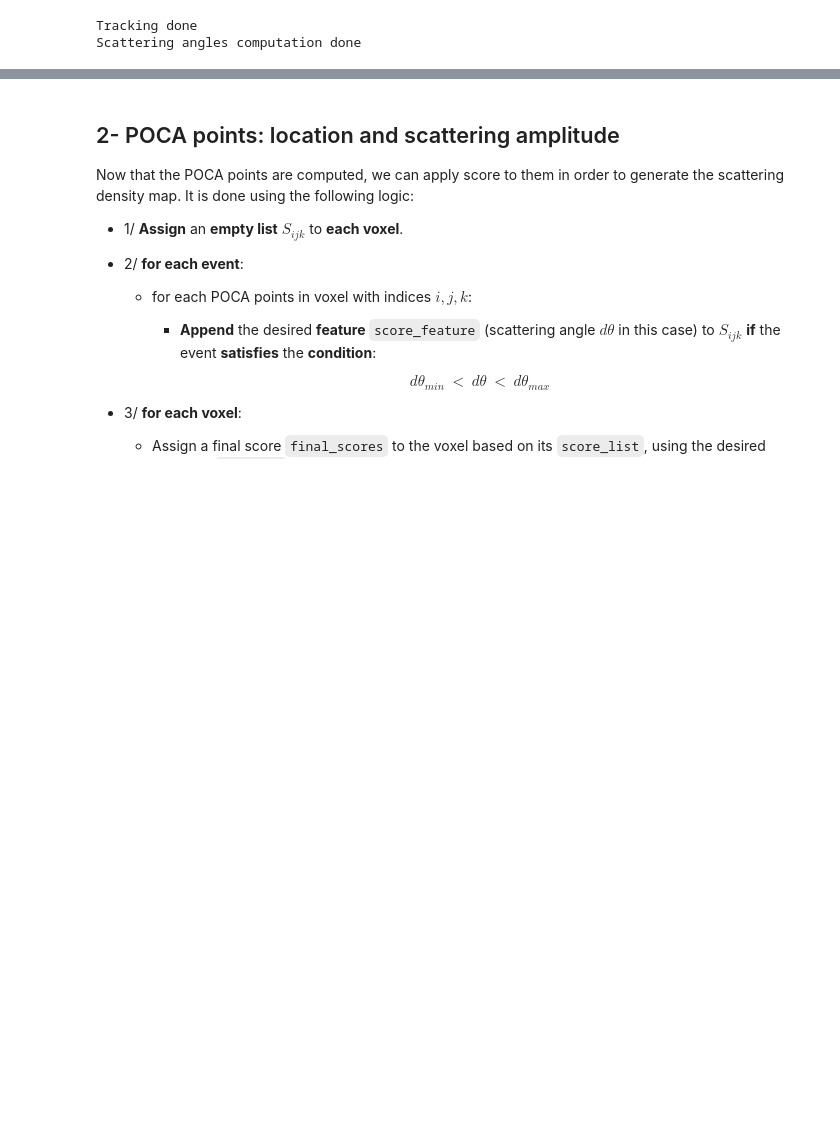
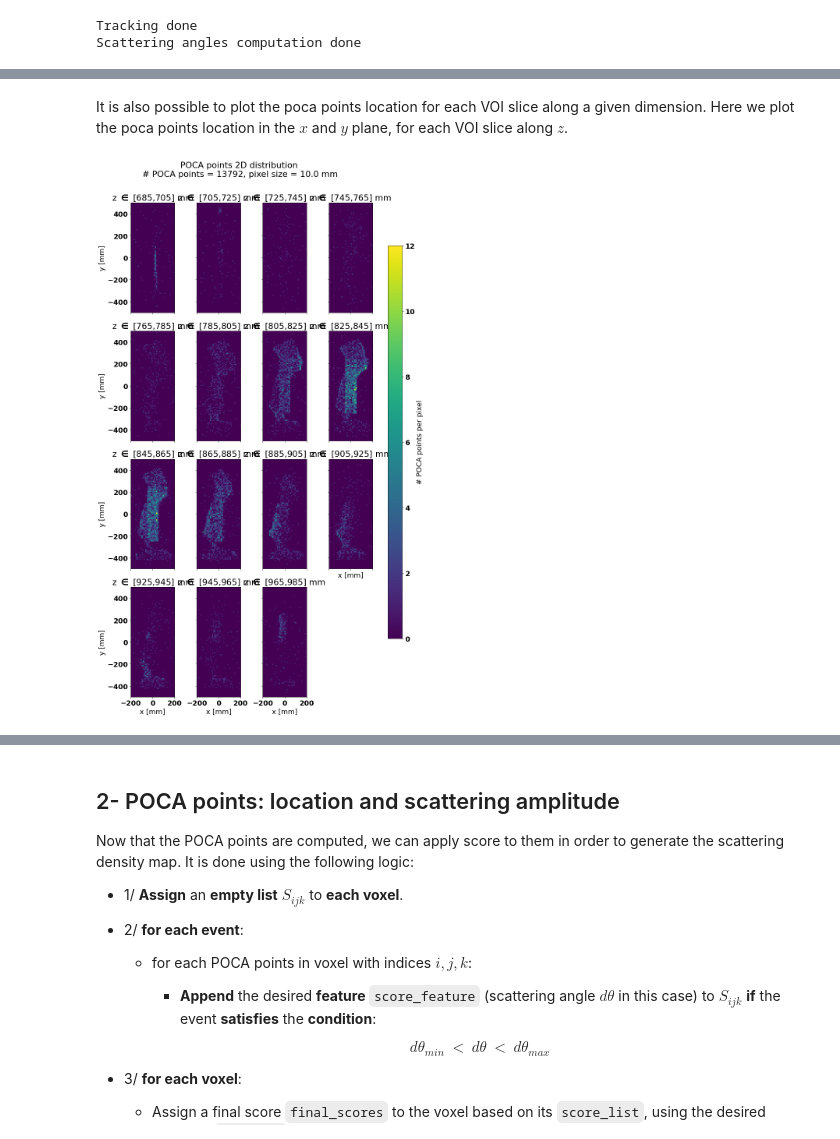
Before and after one commit to MaximeLagrange/Muograph, a Jupyter notebook: tutorials/tuto_2_POCA.ipynb, the cells around one changed output, grey strips where cells are left out. Cells and saved outputs as stored; diff of their text form; code cells hidden in the pictures; blank space fills up the shorter version.

```diff
--- a/tutorials/tuto_2_POCA.ipynb
+++ b/tutorials/tuto_2_POCA.ipynb
@@ -72,0 +71,15 @@ plot_POCA_points_multi_projection(POCA_points = poca.POCA_points,
+# %% [markdown]
+It is also possible to plot the poca points location for each VOI slice along a given dimension. Here we plot the poca points location in the $x$ and $y$ plane, for each VOI slice along $z$.
+# %%
+from plotting.Plotting import plot_poca_points_by_voi_slice
+
+plot_poca_points_by_voi_slice(poca_points=poca.POCA_points,
+                              VOI=VOI,
+                              dim=2, #dim=2: z axis
+                              ncols=4, # figure with 4 columns
+                              scale_binning=2., # 1 pixel is 1/2 voxel size
+                              filename=None,
+                              axis_label_all=False,
+                              fontsize=18) #font size
+# %% [output]
+[figure, added]
```
Also changed, not shown: parts of 13 cells of this notebook, 4 other files.
